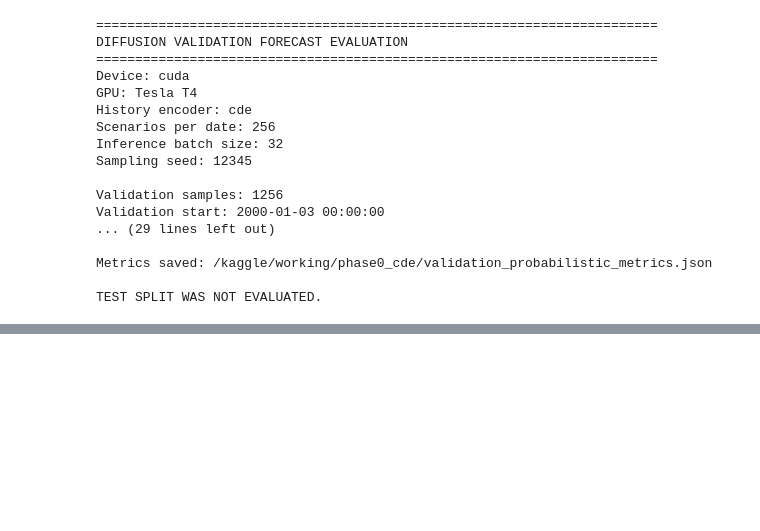
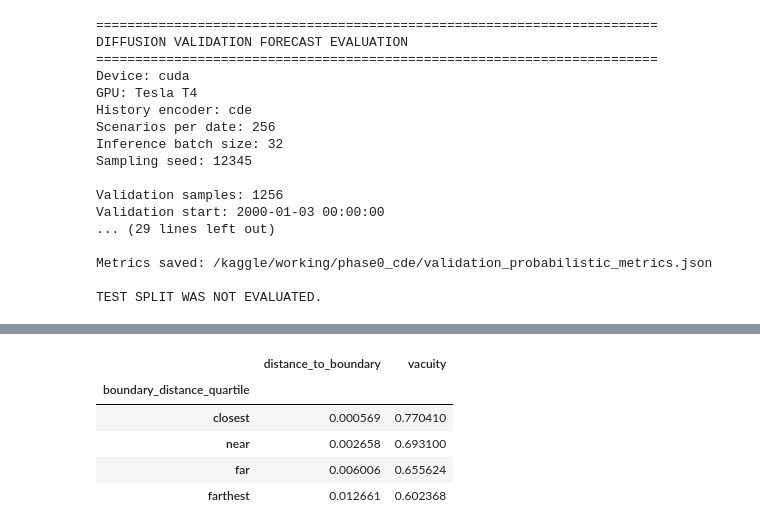
Before and after one commit to Amir-Entezari/diffusion-portfolio, a Jupyter notebook: notebooks/phase0/neural_cde_kf12.ipynb, the cells around one changed output, grey strips where cells are left out. Saved outputs shown, nothing was run; the diff lists cells and outputs as text; code cells hidden in the pictures; blank space fills up the shorter version.

Commit message:
Consolidate Phase 0 experiment notebook

```diff
--- a/notebooks/phase0/neural_cde_kf12.ipynb
+++ b/notebooks/phase0/neural_cde_kf12.ipynb
@@ -202,0 +695,92 @@ checkpoint: 1 1.8253416084939507
+# %%
+import json
+import numpy as np
+import pandas as pd
+
+RUN_DIR = "/kaggle/working/phase0_evidential_current"
+
+data = np.load(
+    f"{RUN_DIR}/validation_predictions.npz"
+)
+
+with open(
+    f"{RUN_DIR}/regime_thresholds.json"
+) as f:
+    thresholds_info = json.load(f)
+
+scores = data["stress_scores"]
+vacuity = data["evidential_vacuity"]
+labels = data["labels"]
+
+low = thresholds_info[
+    "thresholds"
+]["calm_normal"]
+
+high = thresholds_info[
+    "thresholds"
+]["normal_stressed"]
+
+distance_to_boundary = np.minimum(
+    np.abs(scores - low),
+    np.abs(scores - high),
+)
+
+correlation = np.corrcoef(
+    distance_to_boundary,
+    vacuity,
+)[0, 1]
+
+print(
+    "Correlation(distance to boundary, vacuity):",
+    correlation,
+)
+
+frame = pd.DataFrame({
+    "score": scores,
+    "vacuity": vacuity,
+    "distance_to_boundary": distance_to_boundary,
+    "label": labels,
+})
+
+frame["boundary_distance_quartile"] = pd.qcut(
+    frame["distance_to_boundary"],
+    q=4,
+    labels=[
+        "closest",
+        "near",
+        "far",
+        "farthest",
+    ],
+)
+
+display(
+    frame.groupby(
+        "boundary_distance_quartile",
+        observed=True,
+    )[
+        [
+            "distance_to_boundary",
+            "vacuity",
+        ]
+    ].mean()
+)
+
+print()
+print(
+    "Mean vacuity closest 25%:",
+    frame.loc[
+        frame["boundary_distance_quartile"]
+        == "closest",
+        "vacuity",
+    ].mean(),
+)
+
+print(
+    "Mean vacuity farthest 25%:",
+    frame.loc[
+        frame["boundary_distance_quartile"]
+        == "farthest",
+        "vacuity",
+    ].mean(),
+)
+# %% [output]
@@ -202,0 +788,6 @@ checkpoint: 1 1.8253416084939507
+|  | distance_to_boundary | vacuity |
+| boundary_distance_quartile |  |  |
+| closest | 0.000569 | 0.770410 |
+| near | 0.002658 | 0.693100 |
+| far | 0.006006 | 0.655624 |
+| farthest | 0.012661 | 0.602368 |
```
Also changed, not shown: parts of 40 cells of this notebook.
